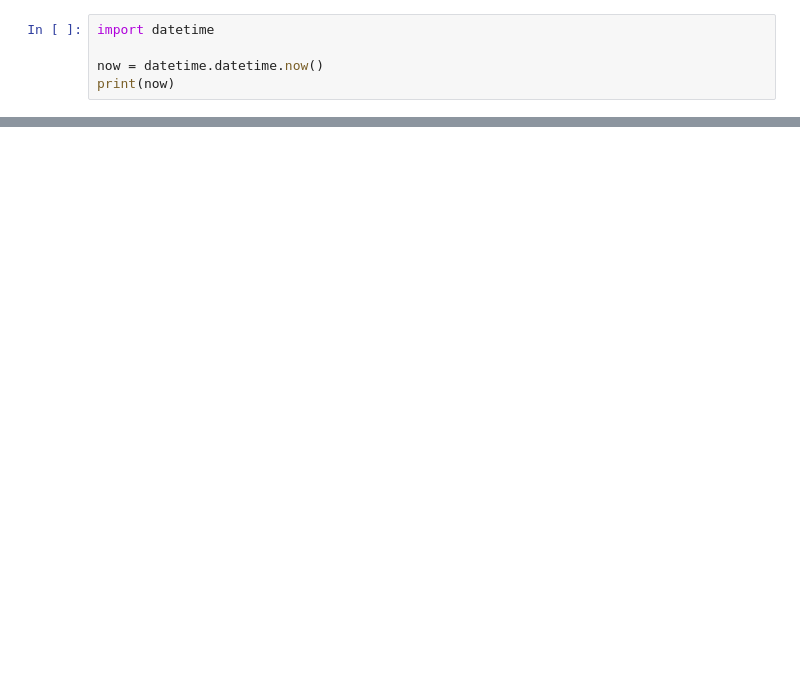
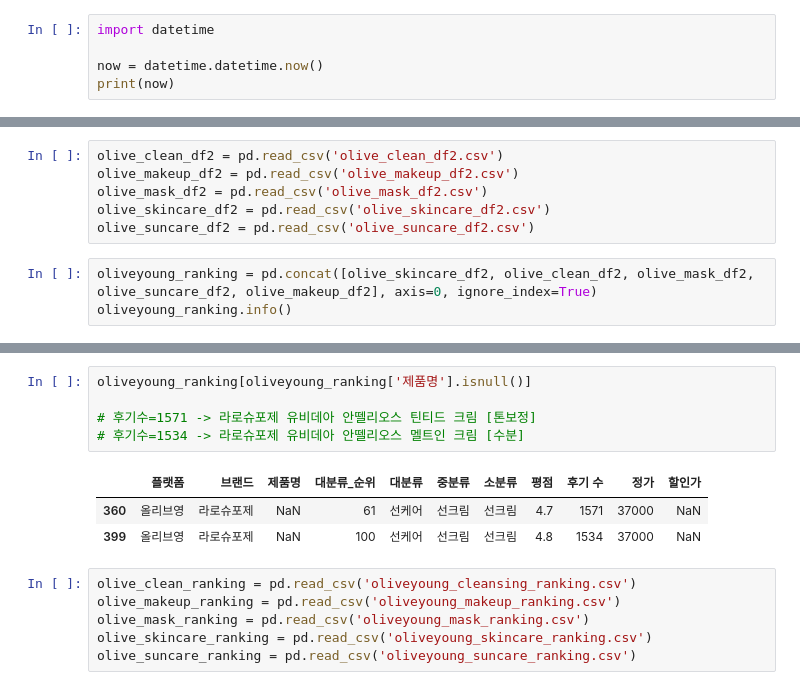
Before and after one commit to sweeeet-zoo/sparta5, a Jupyter notebook: 실전_프로젝트/데이터_수집/올리브영_크롤링_카테고리.ipynb, the cells around one changed output, grey strips where cells are left out. Saved outputs shown, nothing was run; the diff lists cells and outputs as text; blank space fills up the shorter version.

```diff
--- a/실전_프로젝트/데이터_수집/올리브영_크롤링_카테고리.ipynb
+++ b/실전_프로젝트/데이터_수집/올리브영_크롤링_카테고리.ipynb
@@ -1324,0 +1561,9 @@ olive_mask_df.to_csv(file_name, index=False, encoding="utf-8-sig")
+# %%
+olive_clean_df2 = pd.read_csv('olive_clean_df2.csv')
+olive_makeup_df2 = pd.read_csv('olive_makeup_df2.csv')
+olive_mask_df2 = pd.read_csv('olive_mask_df2.csv')
+olive_skincare_df2 = pd.read_csv('olive_skincare_df2.csv')
+olive_suncare_df2 = pd.read_csv('olive_suncare_df2.csv')
+# %%
+oliveyoung_ranking = pd.concat([olive_skincare_df2, olive_clean_df2, olive_mask_df2, olive_suncare_df2, olive_makeup_df2], axis=0, ignore_index=True)
+oliveyoung_ranking.info()
@@ -1324,0 +1589,15 @@ olive_mask_df.to_csv(file_name, index=False, encoding="utf-8-sig")
+# %%
+oliveyoung_ranking[oliveyoung_ranking['제품명'].isnull()]
+
+# 후기수=1571 -> 라로슈포제 유비데아 안뗄리오스 틴티드 크림 [톤보정]
+# 후기수=1534 -> 라로슈포제 유비데아 안뗄리오스 멜트인 크림 [수분]
+# %% [output]
+|  | 플랫폼 | 브랜드 | 제품명 | 대분류_순위 | 대분류 | 중분류 | 소분류 | 평점 | 후기 수 | 정가 | 할인가 |
+| 360 | 올리브영 | 라로슈포제 | NaN | 61 | 선케어 | 선크림 | 선크림 | 4.7 | 1571 | 37000 | NaN |
+| 399 | 올리브영 | 라로슈포제 | NaN | 100 | 선케어 | 선크림 | 선크림 | 4.8 | 1534 | 37000 | NaN |
+# %%
+olive_clean_ranking = pd.read_csv('oliveyoung_cleansing_ranking.csv')
+olive_makeup_ranking = pd.read_csv('oliveyoung_makeup_ranking.csv')
+olive_mask_ranking = pd.read_csv('oliveyoung_mask_ranking.csv')
+olive_skincare_ranking = pd.read_csv('oliveyoung_skincare_ranking.csv')
+olive_suncare_ranking = pd.read_csv('oliveyoung_suncare_ranking.csv')
```
Also changed, not shown: parts of 38 cells of this notebook, 12 other files.
